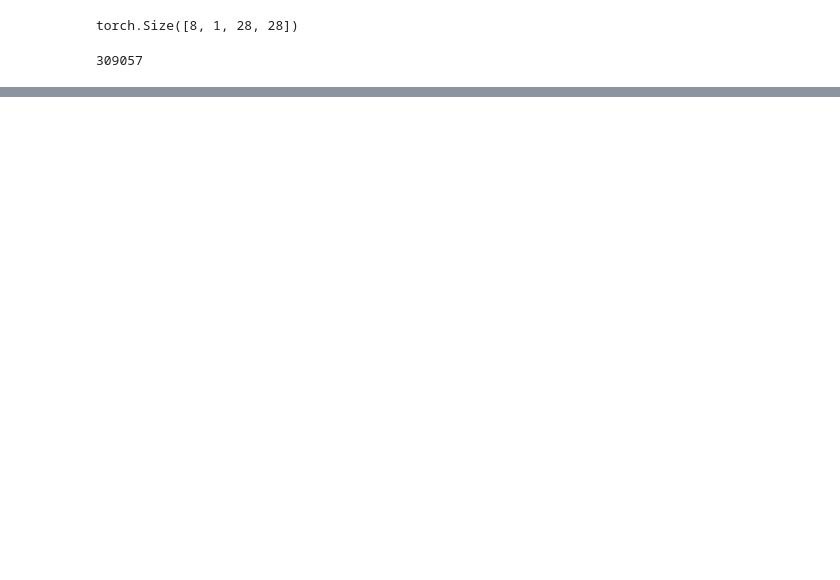
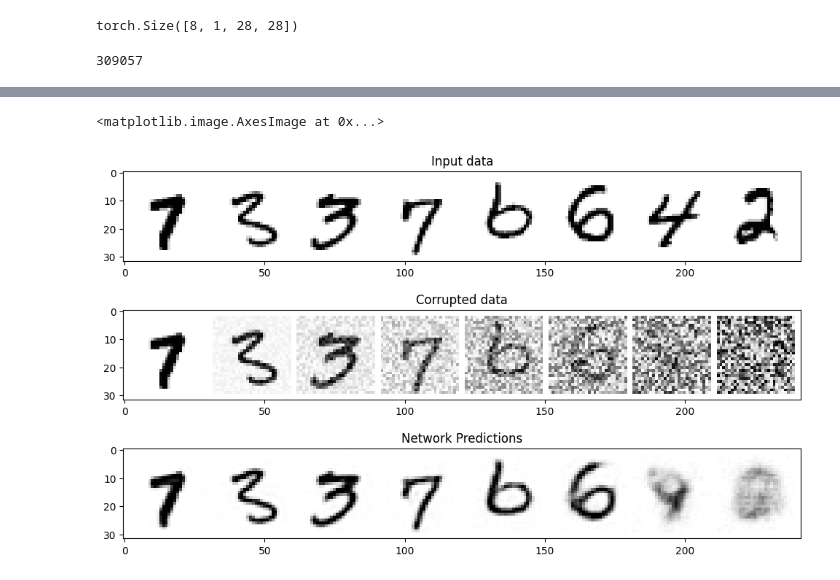
Before and after one commit to teohyc/hugging-face, a Jupyter notebook: mnist_basic_diffuser.ipynb, the cells around one changed output, grey strips where cells are left out. Saved outputs shown, nothing was run; the diff lists cells and outputs as text; code cells hidden in the pictures; blank space fills up the shorter version.

```diff
--- a/mnist_basic_diffuser.ipynb
+++ b/mnist_basic_diffuser.ipynb
@@ -185,24 +173,27 @@ KeyboardInterrupt:
 # %%
 #see the model prediction
 x, y = next(iter(train_dataloader))
 x = x[:8]
 
 #corruption
 amount= torch.linspace(0, 1, x.shape[0])
 noised_x = corrupt(x, amount)
 
 #predictions
 with torch.no_grad():
-    preds = net(noised_x.to(device).detach().cpu())
+    preds = net(noised_x.to(device)).detach().cpu()
 
 #plot
 fig, axs = plt.subplots(3, 1, figsize=(12, 7))
 axs[0].set_title("Input data")
 axs[0].imshow(torchvision.utils.make_grid(x)[0].clip(0, 1), cmap="Greys")
 axs[1].set_title("Corrupted data")
 axs[1].imshow(torchvision.utils.make_grid(noised_x)[0].clip(0, 1), cmap="Greys")
 axs[2].set_title("Network Predictions")
 axs[2].imshow(torchvision.utils.make_grid(preds)[0].clip(0, 1), cmap="Greys")
+# %% [output]
+<matplotlib.image.AxesImage at 0x...>
+[figure, added]
 # %%
 #break the process into 5 steps denoising process
 n_steps = 5
```
Also changed, not shown: parts of 6 cells of this notebook, 4 other files.
